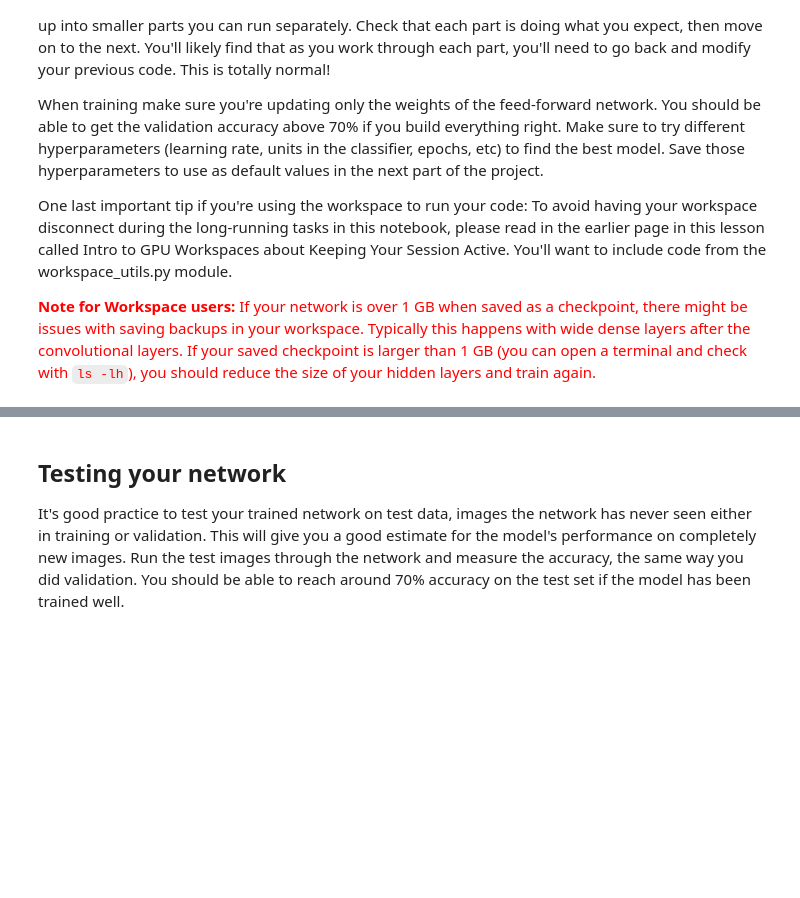
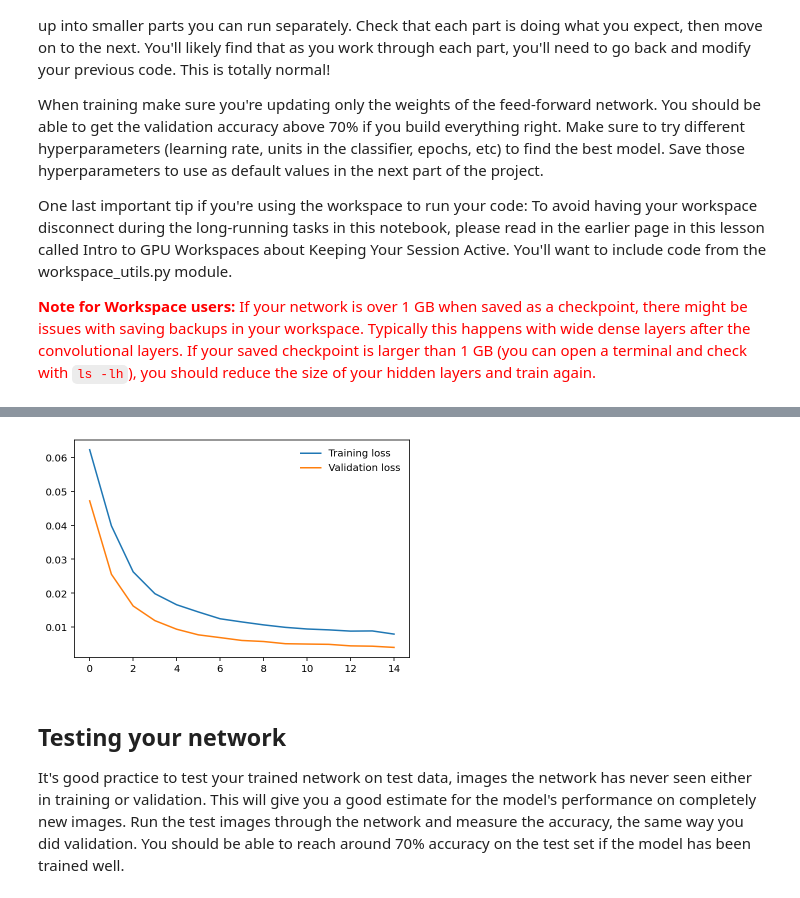
Before and after one commit to rpaech/aipnd-project, a Jupyter notebook: Image Classifier Project.ipynb, the cells around one changed output, grey strips where cells are left out. Drawn from its saved outputs; the diff is of its cells as text; code cells hidden in the pictures; blank space fills up the shorter version.

Commit message:
Populated notebook up to image processing.

```diff
--- a/Image Classifier Project.ipynb
+++ b/Image Classifier Project.ipynb
@@ -39,9 +44,9 @@ The validation and testing sets are used to measure the model's performance on d
 The pre-trained networks you'll use were trained on the ImageNet dataset where each color channel was normalized separately. For all three sets you'll need to normalize the means and standard deviations of the images to what the network expects. For the means, it's `[0.485, 0.456, 0.406]` and for the standard deviations `[0.229, 0.224, 0.225]`, calculated from the ImageNet images.  These values will shift each color channel to be centered at 0 and range from -1 to 1.
 # %%
 data_dir = 'flowers'
-training_data_dir = data_dir + '/train'
-validation_data_dir = data_dir + '/valid'
-test_data_dir = data_dir + '/test'
+trng_data_dir = data_dir + '/train'
+valn_data_dir = data_dir + '/valid'
+tstg_data_dir = data_dir + '/test'
 # %%
 # Define transforms for the training, validation, and testing sets
 normalised_transform = transforms.Normalize([0.485, 0.456, 0.406],
@@ -106,14 +130,21 @@ GPU Workspaces about Keeping Your Session Active. You'll want to include code fr
 device = torch.device("cuda" if torch.cuda.is_available() else "cpu")
 # %%
-# Define the model
-model = models.densenet121(pretrained=True)
+def create_model_densenet121(hidden_layer_size=256, lr=0.003):
+    model = models.densenet121(pretrained=True)
 
-# Freeze parameters so we don't backprop through them
-for param in model.parameters():
-    param.requires_grad = False
+    # Freeze parameters so we don't backprop through them
+    for param in model.parameters():
+        param.requires_grad = False
 
-model.classifier = nn.Sequential(nn.Linear(1024, 256),
-                                 nn.ReLU(),
-                                 nn.Dropout(0.2),
-                                 nn.Linear(256, 102),
-                                 nn.LogSoftmax(dim=1))
+    model.classifier = nn.Sequential(nn.Linear(1024, hidden_layer_size),
+                                     nn.ReLU(),
+                                     nn.Dropout(0.2),
+                                     nn.Linear(hidden_layer_size, 102),
+                                     nn.LogSoftmax(dim=1))
+
+    criterion = nn.NLLLoss()
+
+    # Only train the classifier parameters, feature parameters are frozen
+    optimizer = optim.Adam(model.classifier.parameters(), lr)
+
+    return model, optimizer, criterion
@@ -189,3 +264,9 @@ for epoch in range(epochs):
+# %%
+plt.plot(trng_losses, label='Training loss')
+plt.plot(valn_losses, label='Validation loss')
+plt.legend(frameon=False);
+# %% [output]
+[figure, added]
 # %% [markdown]
 ## Testing your network
 
```
Also changed, not shown: parts of 18 cells of this notebook.
